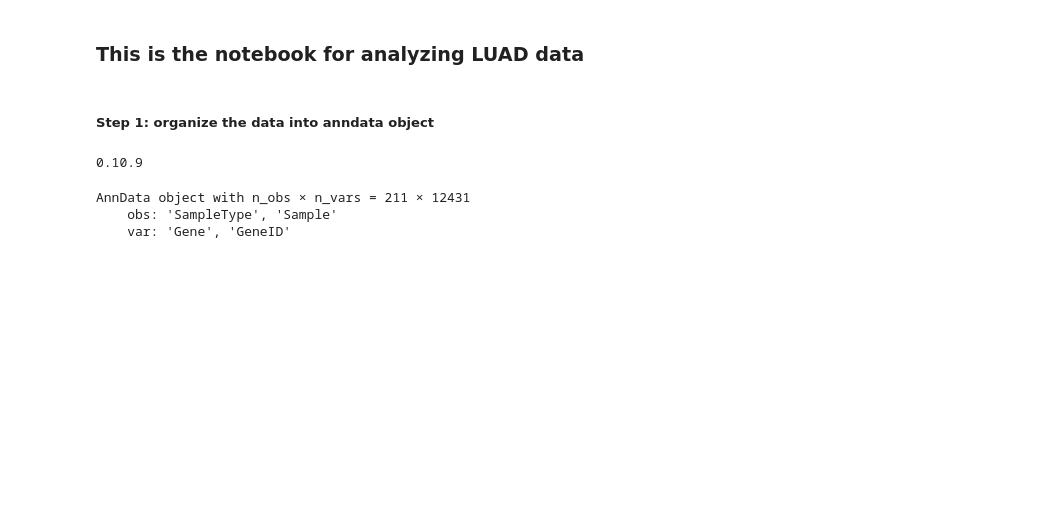
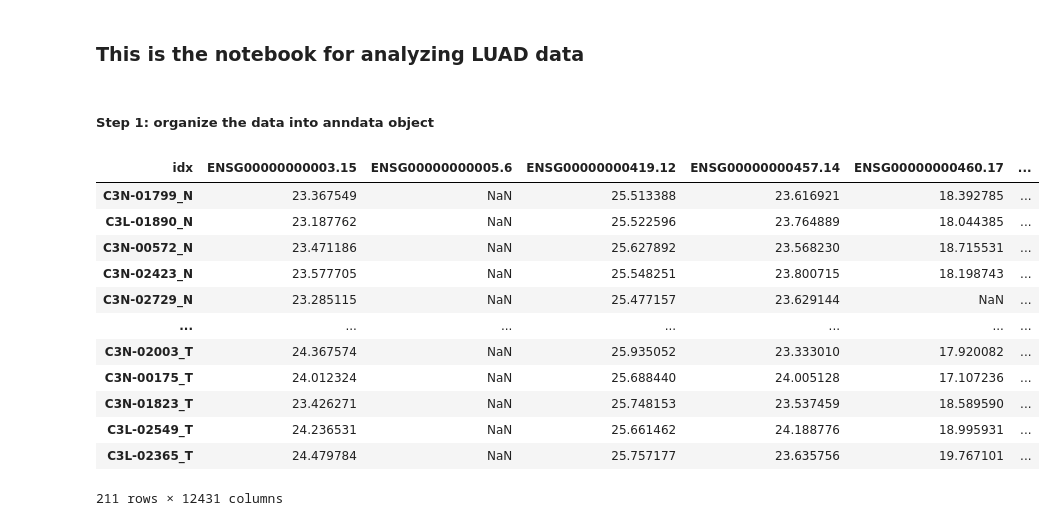
Before and after one commit to wendy27zhang/MultiOmics_cancer_landscape, a Jupyter notebook: notebooks/analysis_LUAD.ipynb, the cells around one changed output. Cells and saved outputs as stored; diff of their text form; code cells hidden in the pictures; blank space fills up the shorter version.

```diff
--- a/notebooks/analysis_LUAD.ipynb
+++ b/notebooks/analysis_LUAD.ipynb
@@ -3,22 +26,10 @@
 # %% [markdown]
 ##### Step 1: organize the data into anndata object
-# %%
-import numpy as np
-import pandas as pd
-import anndata as ad
-from scipy.sparse import csr_matrix
-print(ad.__version__)
-# %% [output]
-0.10.9
 # %%
-
-cancer_type = "LUAD"
-omic_type = "proteomics"
 
 # Tumor file
 sample_type = "Tumor"
 file_tumor = f"../../MultiOmics_cancer_landscape_data/{cancer_type}/Data/{cancer_type}_{omic_type}_gene_abundance_log2_reference_intensity_normalized_{sample_type}.txt"
-
 
 # Normal file
 sample_type = "Normal"
@@ -27,36 +38,28 @@ file_normal = f"../../MultiOmics_cancer_landscape_data/{cancer_type}/Data/{cance
 # Read data
 df_tumor = pd.read_csv(file_tumor, sep="\t")
 df_normal = pd.read_csv(file_normal, sep="\t")
+
+# Rename the sample names (orignal sample name are same in tumor and normal file, majority of normal samples are matched normal controls)
+df_normal = df_normal.rename(columns={col: f"{col}_N" for col in df_normal.columns if col != "idx"})
+df_tumor = df_tumor.rename(columns={col: f"{col}_T" for col in df_tumor.columns if col != "idx"})
+df_merged = pd.merge(df_normal, df_tumor, on="idx", how="inner")
+
+# The transposed_df is now in the correct format with samples as rows and genes as columns
+df_merged.set_index(df_merged.columns[0], inplace=True)
+df_transposed = df_merged.T
-# %%
-
-merged_df = pd.merge(df_normal, df_tumor, on="idx", how="inner", suffixes=('_N', '_T'))
-
-# The transposed_df is now in the correct format with samples as rows and genes as columns
-merged_df.set_index(merged_df.columns[0], inplace=True)
-transposed_df = merged_df.T
-
-obs=pd.DataFrame(
-    index=transposed_df.index,
-    data={
-        'SampleType': transposed_df.index.str[-1],  # Last character
-        'Sample': transposed_df.index.str[:-2]      # All but last character
-    }
-)
-var=pd.DataFrame(
-    index=transposed_df.columns,
-    data={
-        'Gene': transposed_df.columns,  # Last character
-        'GeneID': transposed_df.columns      # All but last character
-    }
-)
-adata = ad.AnnData(
-    X=transposed_df,
-    obs=obs,
-    var=var
-)
-
-print(adata)
-# %% [output]
-AnnData object with n_obs × n_vars = 211 × 12431
-    obs: 'SampleType', 'Sample'
-    var: 'Gene', 'GeneID'
+# %%
+df_transposed
+# %% [output]
+| idx | ENSG00000000003.15 | ENSG00000000005.6 | ENSG00000000419.12 | ENSG00000000457.14 | ENSG00000000460.17 | ... |
+| C3N-01799_N | 23.367549 | NaN | 25.513388 | 23.616921 | 18.392785 | ... |
+| C3L-01890_N | 23.187762 | NaN | 25.522596 | 23.764889 | 18.044385 | ... |
+| C3N-00572_N | 23.471186 | NaN | 25.627892 | 23.568230 | 18.715531 | ... |
+| C3N-02423_N | 23.577705 | NaN | 25.548251 | 23.800715 | 18.198743 | ... |
+| C3N-02729_N | 23.285115 | NaN | 25.477157 | 23.629144 | NaN | ... |
+| ... | ... | ... | ... | ... | ... | ... |
+| C3N-02003_T | 24.367574 | NaN | 25.935052 | 23.333010 | 17.920082 | ... |
+| C3N-00175_T | 24.012324 | NaN | 25.688440 | 24.005128 | 17.107236 | ... |
+| C3N-01823_T | 23.426271 | NaN | 25.748153 | 23.537459 | 18.589590 | ... |
+| C3L-02549_T | 24.236531 | NaN | 25.661462 | 24.188776 | 18.995931 | ... |
+| C3L-02365_T | 24.479784 | NaN | 25.757177 | 23.635756 | 19.767101 | ... |
+211 rows × 12431 columns
```
Also changed, not shown: parts of 13 cells of this notebook, 4 other files.
